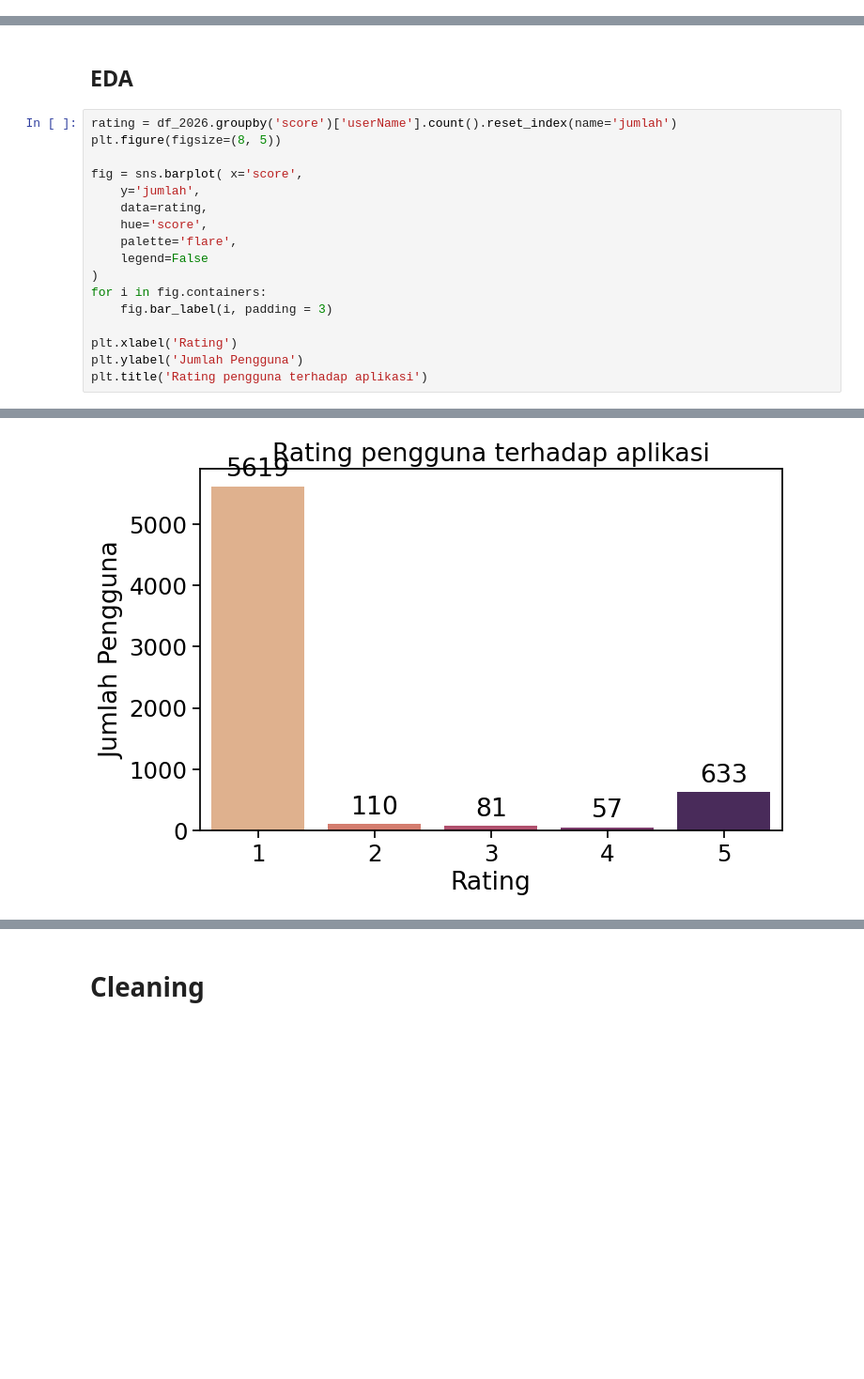
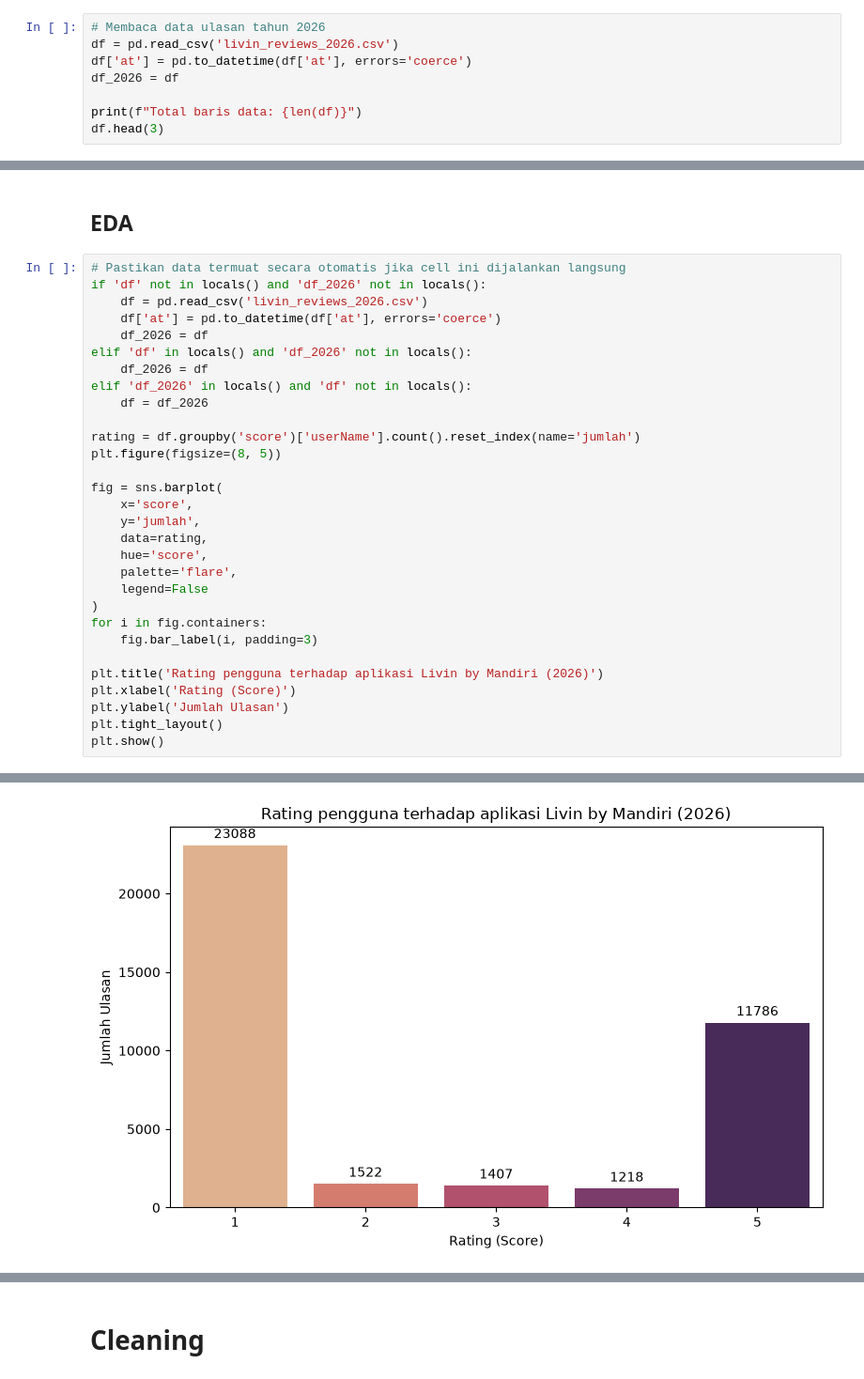
Before and after one commit to shafirapuspaa/sentiment_analysis_Mandiri, a Jupyter notebook: bi analyst.ipynb, the cells around one changed output, grey strips where cells are left out. Shown at 94% size. Cells and saved outputs as stored; diff of their text form; blank space fills up the shorter version.

Commit message:
feat: add 2026 review dataset and update machine learning results and BI notebooks

```diff
--- a/bi analyst.ipynb
+++ b/bi analyst.ipynb
@@ -126,0 +128,8 @@ df.head(3)
+# %%
+# Membaca data ulasan tahun 2026
+df = pd.read_csv('livin_reviews_2026.csv')
+df['at'] = pd.to_datetime(df['at'], errors='coerce')
+df_2026 = df
+
+print(f"Total baris data: {len(df)}")
+df.head(3)
@@ -170,10 +196,21 @@ Dataset yang digunakan merupakan data review pengguna aplikasi **Livin' by Mandi
 # %% [markdown]
 ## EDA
 # %%
-rating = df_2026.groupby('score')['userName'].count().reset_index(name='jumlah')
+# Pastikan data termuat secara otomatis jika cell ini dijalankan langsung
+if 'df' not in locals() and 'df_2026' not in locals():
+    df = pd.read_csv('livin_reviews_2026.csv')
+    df['at'] = pd.to_datetime(df['at'], errors='coerce')
+    df_2026 = df
+elif 'df' in locals() and 'df_2026' not in locals():
+    df_2026 = df
+elif 'df_2026' in locals() and 'df' not in locals():
+    df = df_2026
+
+rating = df.groupby('score')['userName'].count().reset_index(name='jumlah')
 plt.figure(figsize=(8, 5))
 
-fig = sns.barplot( x='score',
+fig = sns.barplot(
+    x='score',
     y='jumlah',
     data=rating,
     hue='score',
@@ -181,9 +218,11 @@ fig = sns.barplot( x='score',
     legend=False
 )
 for i in fig.containers:
-    fig.bar_label(i, padding = 3)
+    fig.bar_label(i, padding=3)
 
-plt.xlabel('Rating')
-plt.ylabel('Jumlah Pengguna')
-plt.title('Rating pengguna terhadap aplikasi')
+plt.title('Rating pengguna terhadap aplikasi Livin by Mandiri (2026)')
+plt.xlabel('Rating (Score)')
+plt.ylabel('Jumlah Ulasan')
+plt.tight_layout()
+plt.show()
 # %% [output]
@@ -191 +229 @@ Text(0.5, 1.0, 'Rating pengguna terhadap aplikasi')
-[figure, old version]
+[figure, new version]
```
Also changed, not shown: parts of 55 cells of this notebook, 3 other files.
